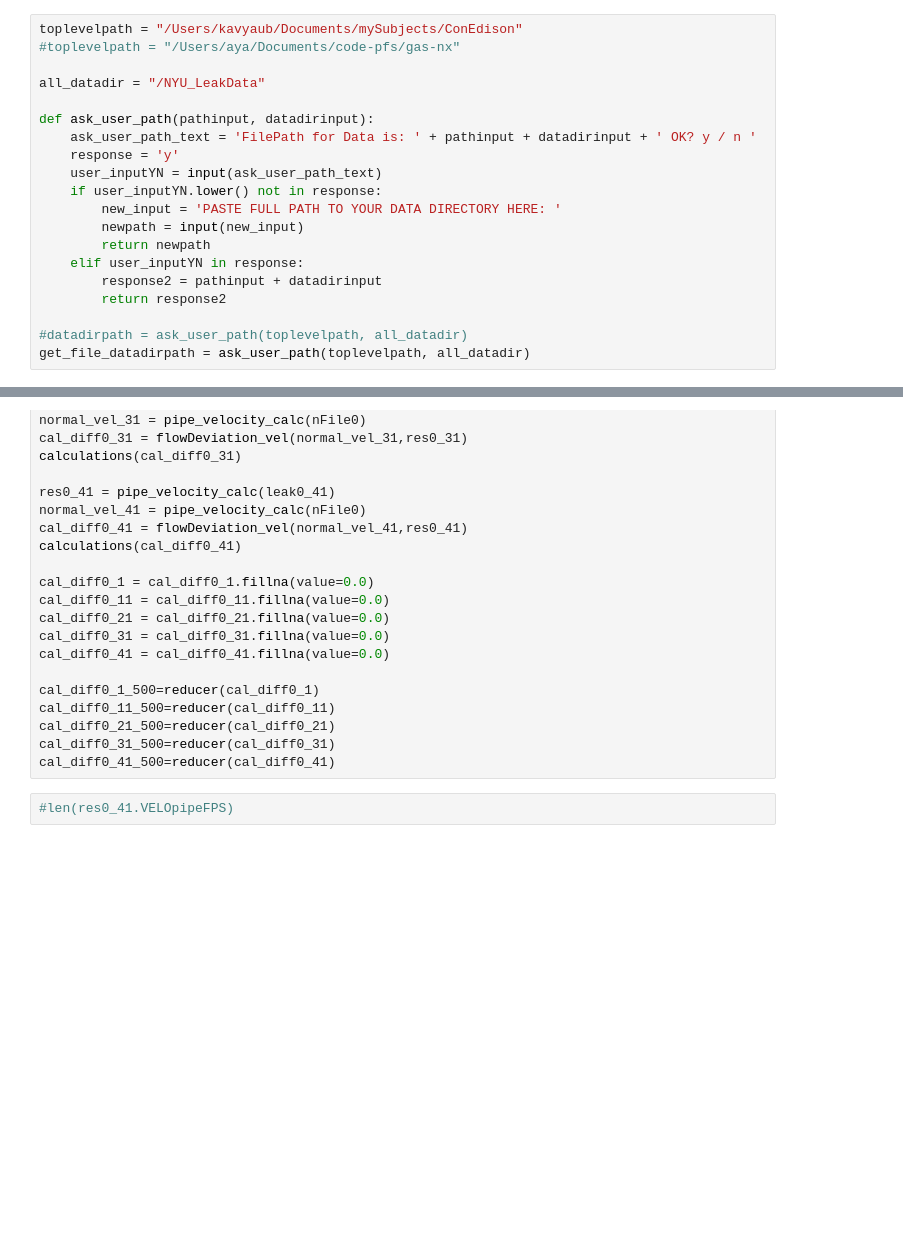
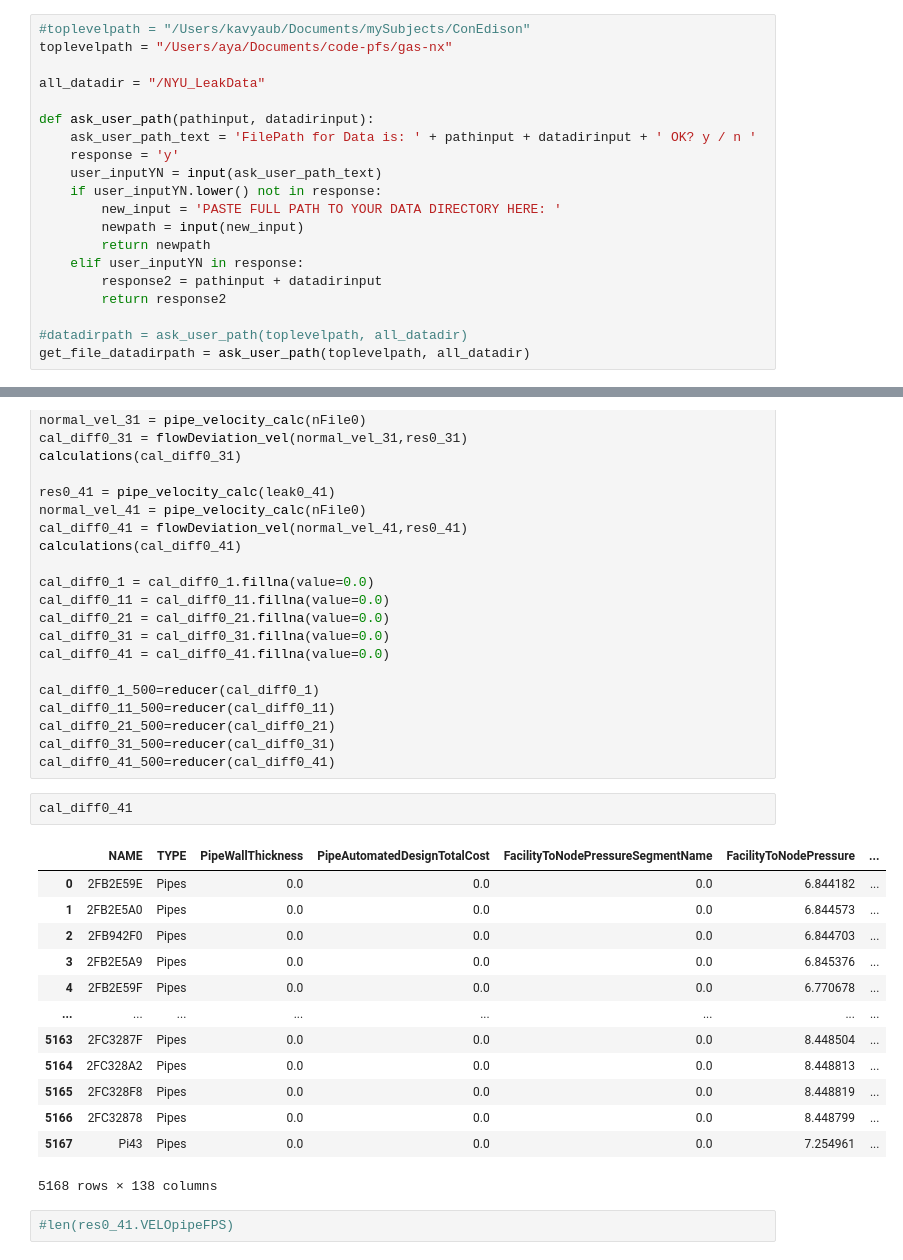
Before and after one commit to sbw323/CEd-nx-wntr, a Jupyter notebook: python_notebooks/latestFlowVelPipes.ipynb, the cells around one changed output, grey strips where cells are left out. Saved outputs shown, nothing was run; the diff lists cells and outputs as text; blank space fills up the shorter version.

```diff
--- a/python_notebooks/latestFlowVelPipes.ipynb
+++ b/python_notebooks/latestFlowVelPipes.ipynb
@@ -15,8 +15,8 @@ in2_ft2 = 0.0005787
 from matplotlib.axes._axes import _log as matplotlib_axes_logger
 matplotlib_axes_logger.setLevel('ERROR')
 # %%
-toplevelpath = "/Users/kavyaub/Documents/mySubjects/ConEdison"
-#toplevelpath = "/Users/aya/Documents/code-pfs/gas-nx"
+#toplevelpath = "/Users/kavyaub/Documents/mySubjects/ConEdison"
+toplevelpath = "/Users/aya/Documents/code-pfs/gas-nx"
 
 all_datadir = "/NYU_LeakData"
 
@@ -251,6 +251,22 @@ cal_diff0_11_500=reducer(cal_diff0_11)
 cal_diff0_21_500=reducer(cal_diff0_21)
 cal_diff0_31_500=reducer(cal_diff0_31)
 cal_diff0_41_500=reducer(cal_diff0_41)
+# %%
+cal_diff0_41
+# %% [output]
+|  | NAME | TYPE | PipeWallThickness | PipeAutomatedDesignTotalCost | FacilityToNodePressureSegmentName | FacilityToNodePressure | ... |
+| 0 | 2FB2E59E | Pipes | 0.0 | 0.0 | 0.0 | 6.844182 | ... |
+| 1 | 2FB2E5A0 | Pipes | 0.0 | 0.0 | 0.0 | 6.844573 | ... |
+| 2 | 2FB942F0 | Pipes | 0.0 | 0.0 | 0.0 | 6.844703 | ... |
+| 3 | 2FB2E5A9 | Pipes | 0.0 | 0.0 | 0.0 | 6.845376 | ... |
+| 4 | 2FB2E59F | Pipes | 0.0 | 0.0 | 0.0 | 6.770678 | ... |
+| ... | ... | ... | ... | ... | ... | ... | ... |
+| 5163 | 2FC3287F | Pipes | 0.0 | 0.0 | 0.0 | 8.448504 | ... |
+| 5164 | 2FC328A2 | Pipes | 0.0 | 0.0 | 0.0 | 8.448813 | ... |
+| 5165 | 2FC328F8 | Pipes | 0.0 | 0.0 | 0.0 | 8.448819 | ... |
+| 5166 | 2FC32878 | Pipes | 0.0 | 0.0 | 0.0 | 8.448799 | ... |
+| 5167 | Pi43 | Pipes | 0.0 | 0.0 | 0.0 | 7.254961 | ... |
+5168 rows × 138 columns
 # %%
 #len(res0_41.VELOpipeFPS)
 # %%
```
Also changed, not shown: parts of 1 cell of this notebook, 49 other files.
